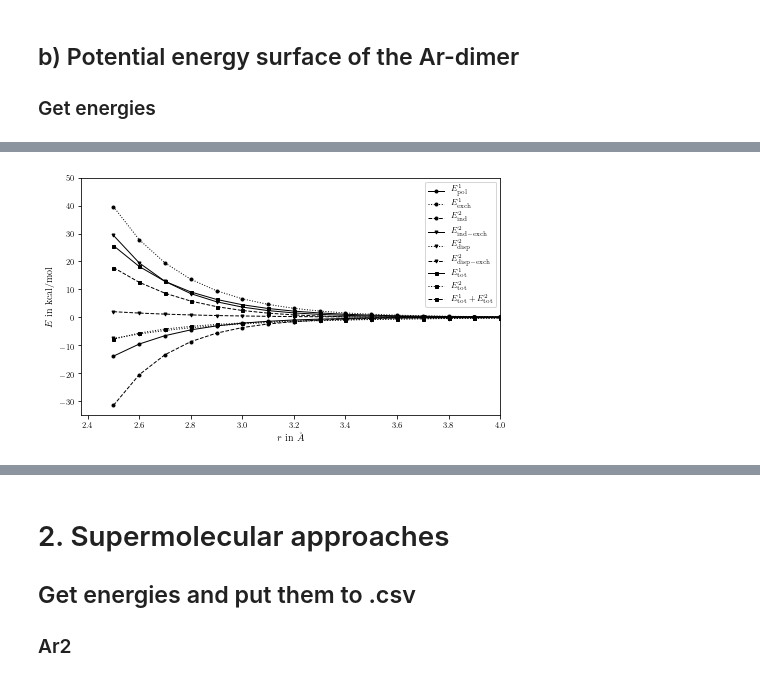
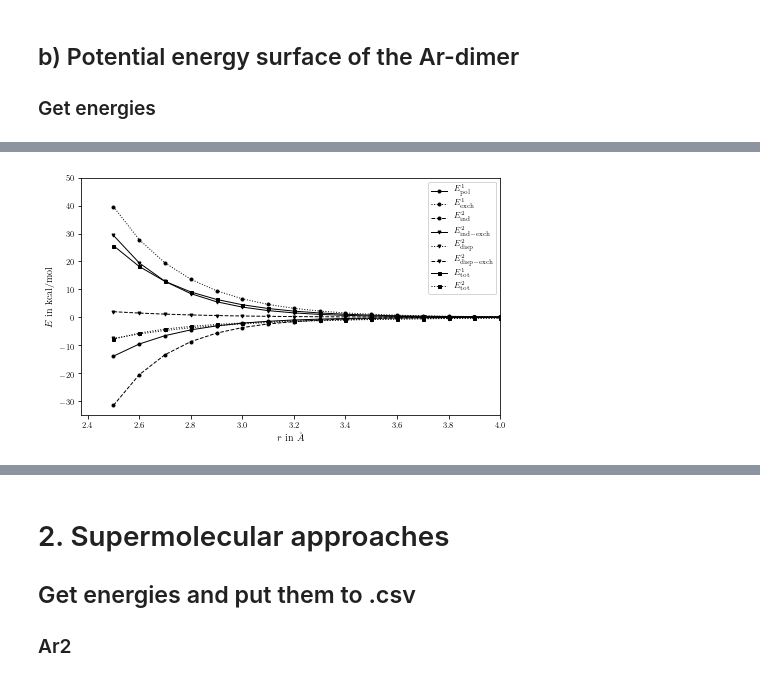
Before and after one commit to tomfroembgen/WP12, a Jupyter notebook: 2_grimme/wp12_2.ipynb, the cells around one changed output, grey strips where cells are left out. Saved outputs shown, nothing was run; the diff lists cells and outputs as text; code cells hidden in the pictures.

```diff
--- a/2_grimme/wp12_2.ipynb
+++ b/2_grimme/wp12_2.ipynb
@@ -273,32 +273,32 @@ Saved data to /home/froembgen/MSc/WP12/2_grimme/ex1/ar2/pes/scan_result.csv.
 # %%
 data = pd.read_csv("ex1/ar2/pes/scan_result.csv", delimiter=",")
 
-names = ["E1pol", "E1exch", "E2ind", "E2ind-exch", "E2disp", "E2disp-exch", "E1tot", "E2tot", "E1tot+E2tot"]
-labels = [r"$E^1_\mathrm{pol}$", r"$E^1_\mathrm{exch}$", r"$E^2_\mathrm{ind}$", r"$E^2_\mathrm{ind-exch}$", r"$E^2_\mathrm{disp}$", r"$E^2_\mathrm{disp-exch}$", r"$E^1_\mathrm{tot}$", r"$E^2_\mathrm{tot}$", r"$E^1_\mathrm{tot}+E^2_\mathrm{tot}$"]
-markers = ["o","o","o","v","v","v","s","s","s"]
-ls = ["-",":","--","-",":","--","-",":","--"]
+names = ["E1pol", "E1exch", "E2ind", "E2ind-exch", "E2disp", "E2disp-exch", "E1tot", "E2tot"]
+labels = [r"$E^1_\mathrm{pol}$", r"$E^1_\mathrm{exch}$", r"$E^2_\mathrm{ind}$", r"$E^2_\mathrm{ind-exch}$", r"$E^2_\mathrm{disp}$", r"$E^2_\mathrm{disp-exch}$", r"$E^1_\mathrm{tot}$", r"$E^2_\mathrm{tot}$"]
+markers = ["o","o","o","v","v","v","s","s"]
+ls = ["-",":","--","-",":","--","-",":"]
 
 num_hor_plots = 1
 num_vert_plots = 1
 fig, ax = plt.subplots(num_vert_plots, num_hor_plots, figsize=(fig_width, fig_height))
 
 x = data["dist"]
 for i, name in enumerate(names):
   y = data[name]
 
   ax.plot(x, y, ls=ls[i], color="k", lw=lw, label=labels[i], marker=markers[i], markersize=3)
   ax.set_xlim(right=4)
   ax.set_ylim(-35,50)
   #ax[0].axhline(y=0, color="k", lw="0.3", ls="--")
   ax.set_ylabel(r"$E$ in kcal/mol")
   ax.set_xlabel(r"$r$ in $\AA$")
   ax.legend(loc="best", fancybox=True)
 
 fig.tight_layout()
 save_plot_as_pgf(fig, "protocol/Graphen/pes.pgf")
 plt.show()
 # %% [output]
-[figure, old version]
+[figure, new version]
 # %%
 data = pd.read_csv("ex1/ar2/pes/scan_result.csv", delimiter=",")
 
```
Also changed, not shown: parts of 4 cells of this notebook, 5 other files.
